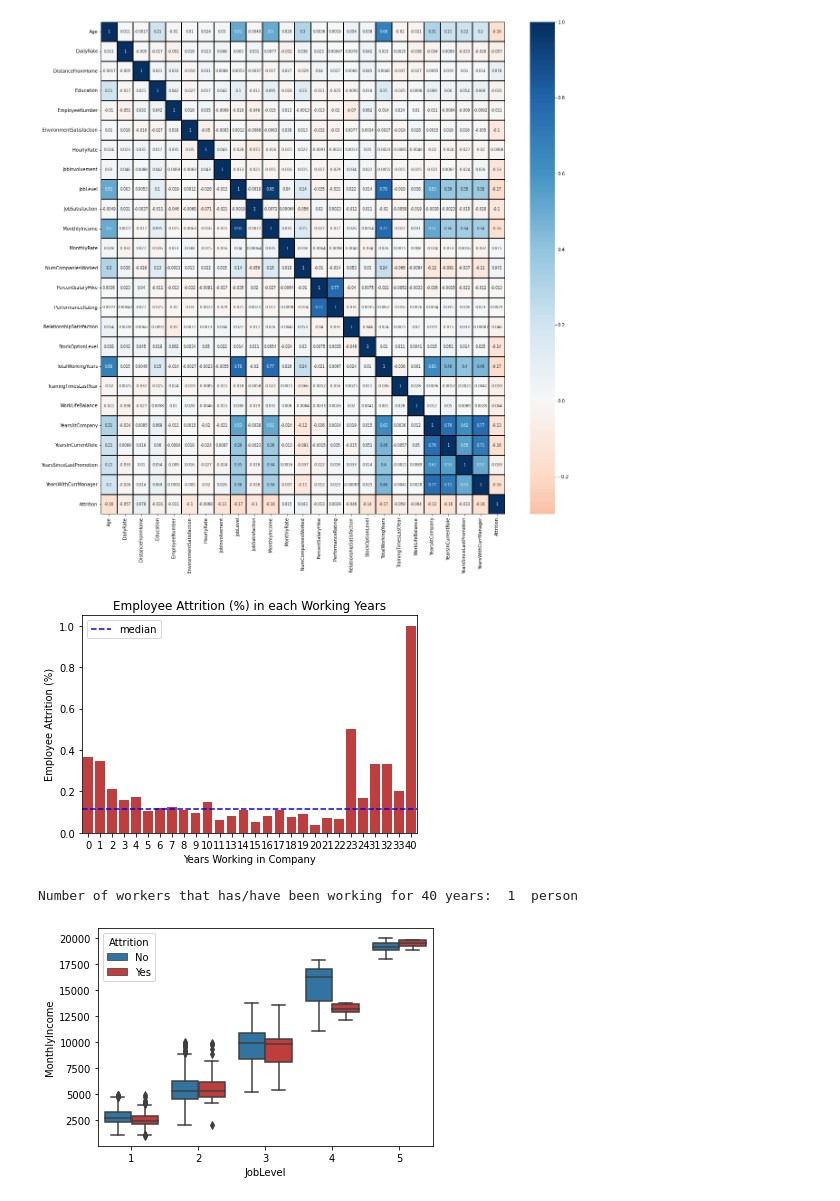
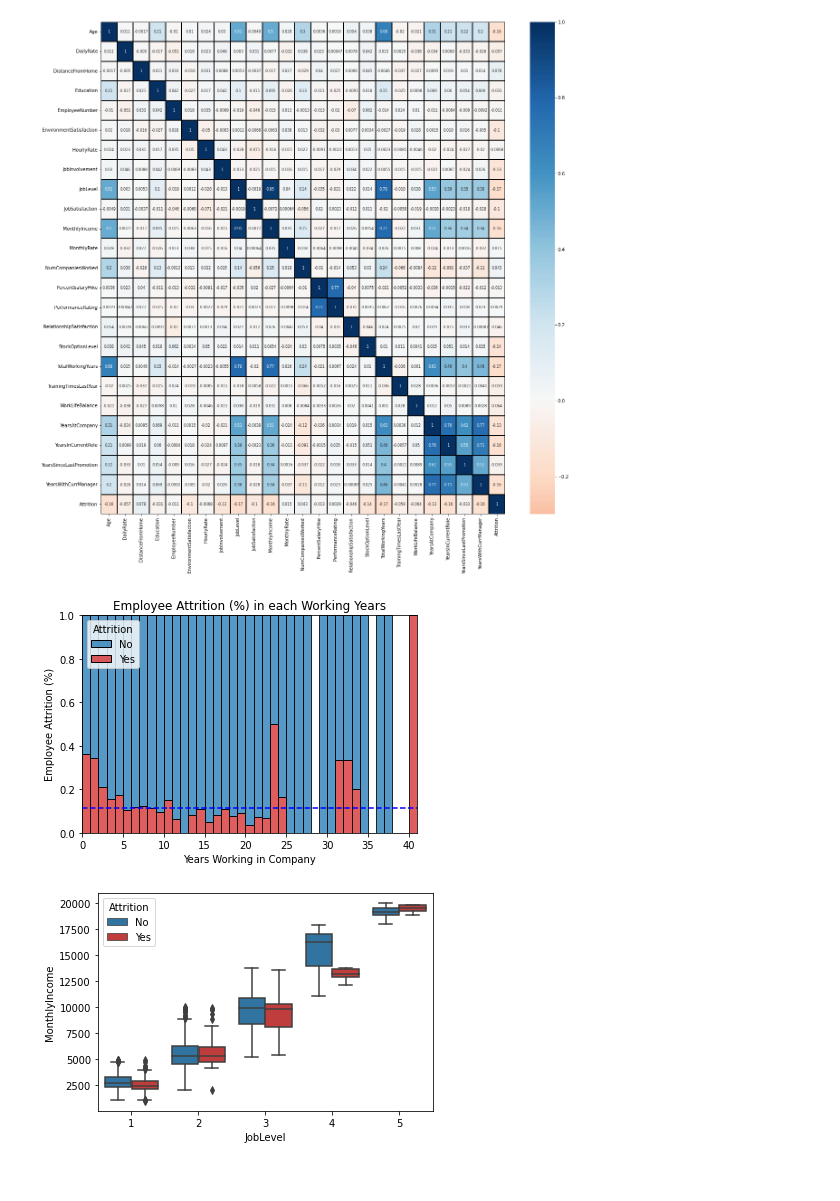
Before and after one commit to Wincenttjoi/employee-data-visualization, a Jupyter notebook: Final.ipynb, the cells around one changed output. Drawn from its saved outputs; the diff is of its cells as text; code cells hidden in the pictures.

```diff
--- a/Final.ipynb
+++ b/Final.ipynb
@@ -64,32 +64,26 @@ plt.show()
 # hvplot not well supported under google collab, hence done in my local jupyter notebook
 # df_numerical.drop('Attrition', axis=1).corrwith(df_numerical.Attrition).dropna().hvplot.barh(height=600, width=1000)
 # %%
-fig, ax = plt.subplots()
-
-# Years in Company
-# total
 total_cr = df.groupby('YearsAtCompany')['Attrition'].count()
-
-# attrition only
 temp_cr = df.loc[df['Attrition'] == 'Yes', 'YearsAtCompany']
 temp_cr = temp_cr.groupby(temp_cr.values).count()
 prop_cr = (temp_cr / total_cr).dropna()
-sns.barplot(data=prop_cr, x=prop_cr.index, y=prop_cr.values, order=prop_cr, color="C3")
-ax.set_xticklabels(prop_cr.index, fontsize=10)
 
-plt.axhline(y=np.median(prop_cr), color='blue', ls='--', lw=1.5, label='median')
+p = sns.histplot(
+    data=df,
+    bins = range(0, 42, 1),
+    x="YearsAtCompany", hue="Attrition",
+    multiple="fill", stat="proportion",
+    hue_order=['No', 'Yes'], palette=["C0", "C3"]
+)
+p.set_ylabel("Proportion of Attrition")
+p.axhline(y=np.median(prop_cr), color='blue', ls='--', lw=1.5, label='median')
+plt.xlabel('Years Working in Company')
+plt.ylabel('Employee Attrition (%)', fontsize=10)
 plt.title('Employee Attrition (%) in each Working Years')
-plt.ylabel('Employee Attrition (%)', fontsize=10)
-plt.xlabel('Years Working in Company')
-plt.legend()
 plt.show()
-
-temp = df[df['YearsAtCompany'] == 40]
-no_worker_40_year = temp.iloc[:,0].count()
-print("Number of workers that has/have been working for 40 years: ", no_worker_40_year, " person")
 # %% [output]
-[figure, old version]
+[figure, new version]
-Number of workers that has/have been working for 40 years:  1  person
 # %%
 ###### Monthly income and job level
 
```
Also changed, not shown: parts of 2 cells of this notebook.
